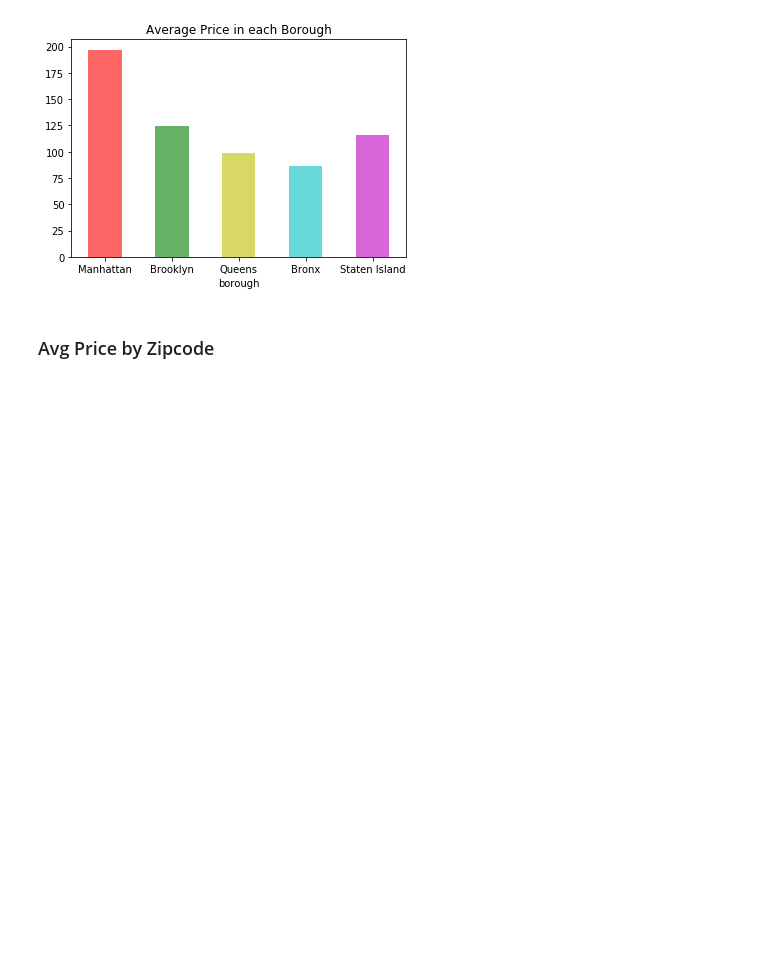
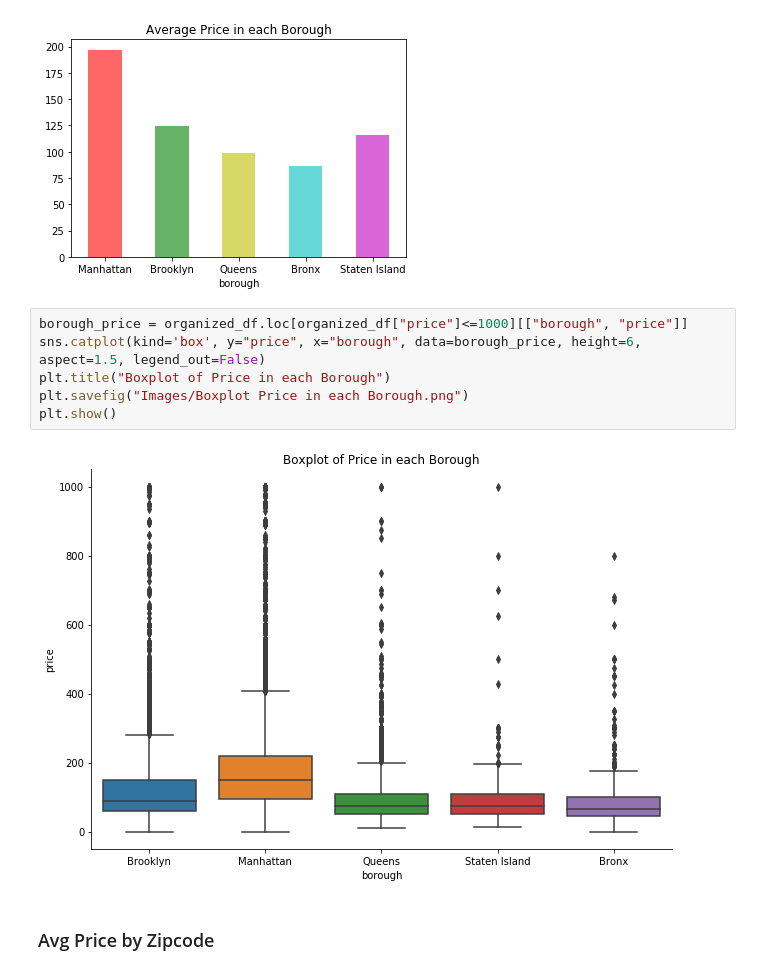
Before and after one commit to GeunT/Group-12-Project-1, a Jupyter notebook: Airbnb_starter_data.ipynb, the cells around one changed output. Drawn from its saved outputs; the diff is of its cells as text; blank space fills up the shorter version.

```diff
--- a/Airbnb_starter_data.ipynb
+++ b/Airbnb_starter_data.ipynb
@@ -176,6 +187,14 @@ plt.savefig("Images/Average Price in each Borough.png")
 plt.show()
 # %% [output]
 [figure]
+# %%
+borough_price = organized_df.loc[organized_df["price"]<=1000][["borough", "price"]]
+sns.catplot(kind='box', y="price", x="borough", data=borough_price, height=6, aspect=1.5, legend_out=False)
+plt.title("Boxplot of Price in each Borough")
+plt.savefig("Images/Boxplot Price in each Borough.png")
+plt.show()
+# %% [output]
+[figure, added]
 # %% [markdown]
 ### Avg Price by Zipcode
 # %%
```
Also changed, not shown: parts of 16 cells of this notebook, 11 other files.
